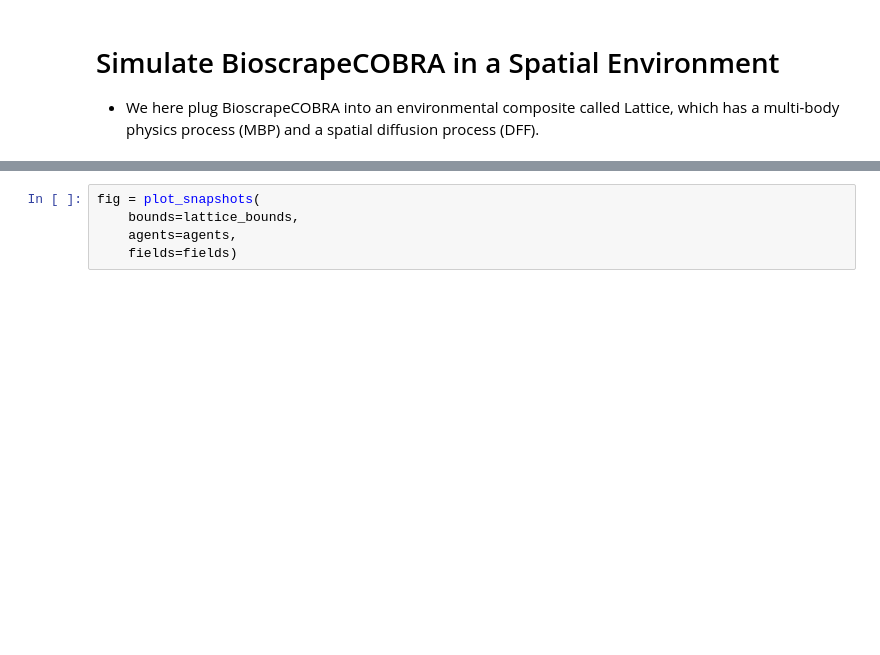
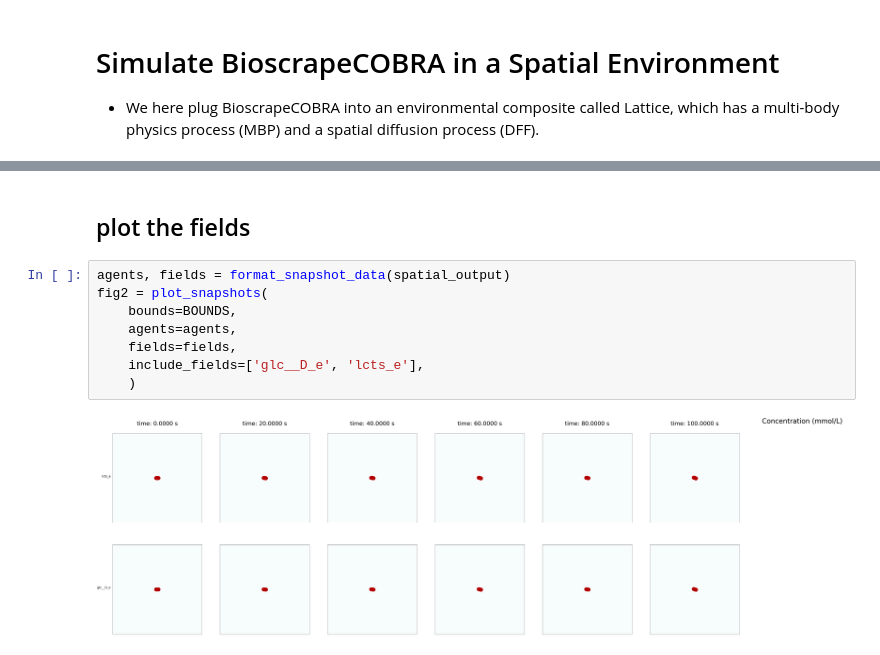
Before and after one commit to vivarium-collective/vivarium-notebooks, a Jupyter notebook: lac_operon/bioscrape-cobra-stochastic-refactoring.ipynb, the cells around one changed output, grey strips where cells are left out. Drawn from its saved outputs; the diff is of its cells as text; blank space fills up the shorter version.

```diff
--- a/lac_operon/bioscrape-cobra-stochastic-refactoring.ipynb
+++ b/lac_operon/bioscrape-cobra-stochastic-refactoring.ipynb
@@ -1051,5 +1073,12 @@ agents, fields = format_snapshot_data(spatial_data)
+# %% [markdown]
+## plot the fields
 # %%
-fig = plot_snapshots(
-    bounds=lattice_bounds,
+agents, fields = format_snapshot_data(spatial_output)
+fig2 = plot_snapshots(
+    bounds=BOUNDS,
     agents=agents,
-    fields=fields)
+    fields=fields,
+    include_fields=['glc__D_e', 'lcts_e'],
+    )
+# %% [output]
+[figure, added]
```
Also changed, not shown: parts of 10 cells of this notebook, 1 other file.
